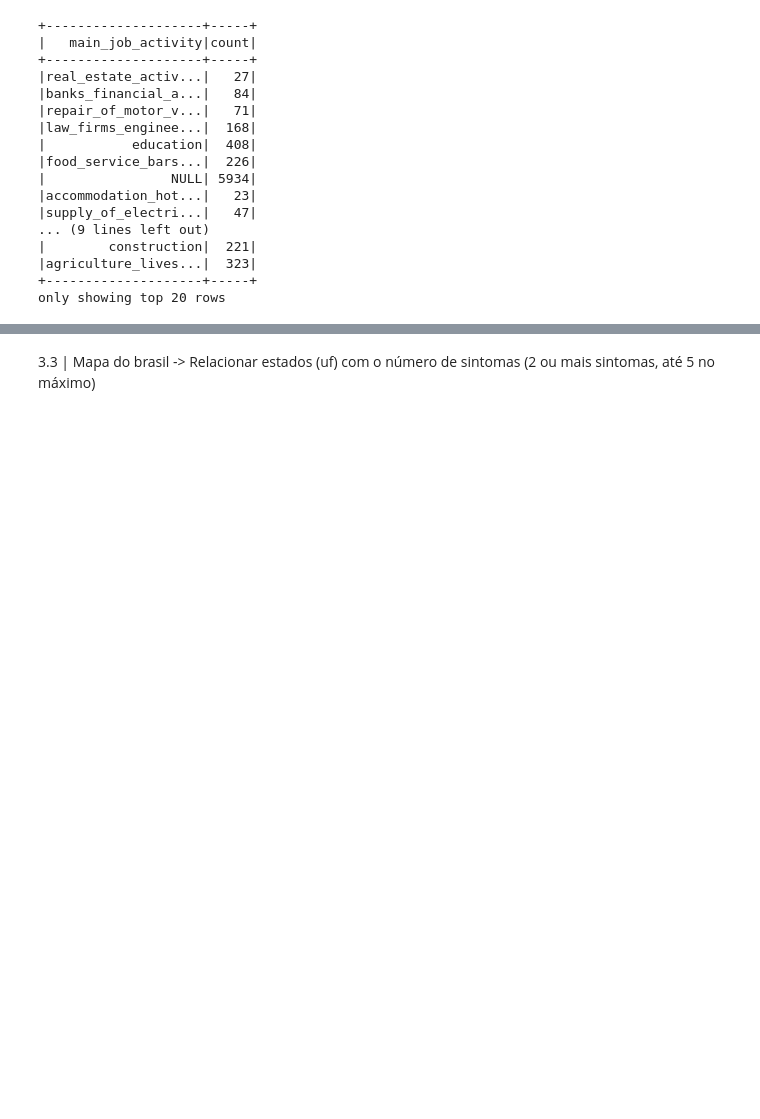
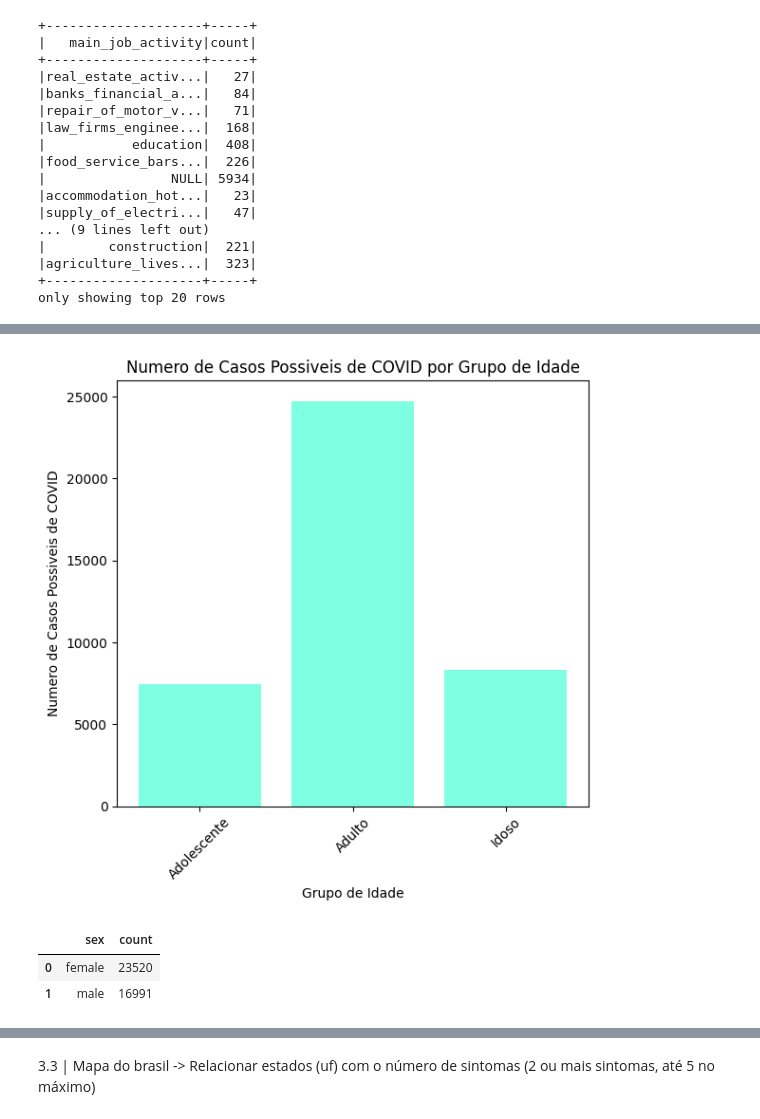
Before and after one commit to Rabramo/PosTech-DataAnalytics_TechChallenge_3, a Jupyter notebook: PNAD_Covid19_V3.ipynb, the cells around one changed output, grey strips where cells are left out. Saved outputs shown, nothing was run; the diff lists cells and outputs as text; code cells hidden in the pictures; blank space fills up the shorter version.

```diff
--- a/PNAD_Covid19_V3.ipynb
+++ b/PNAD_Covid19_V3.ipynb
@@ -532,6 +534,8 @@ probably_covid.show()
 |        RO|2020|    9|         urban| 63|female|                yes|                 no|                       no|                             no|                   yes|                      no|      ...
 +----------+----+-----+--------------+---+------+-------------------+-------------------+-------------------------+-------------------------------+----------------------+------------------------+----- ...
 only showing top 20 rows
+# %%
+covid_per_age = probably_covid.groupby('covid_per_age').count()
 # %%
 probably_covid.printSchema()
 # %% [output]
@@ -734,0 +820,14 @@ only showing top 20 rows
+# %%
+covid_per_age_pd = covid_per_age.toPandas()
+# %%
+plt.figure(figsize=(6, 6))
+age_labels = ['Adolescente', 'Adulto', 'Idoso']
+plt.bar(age_labels, covid_per_age_pd['count'], color='#7FFFE1')
+plt.xlabel('Grupo de Idade')
+plt.ylabel('Numero de Casos Possiveis de COVID')
+plt.title('Numero de Casos Possiveis de COVID por Grupo de Idade', )
+plt.xticks(rotation=45)
+plt.tight_layout()
+plt.show()
+# %% [output]
+[figure, added]
@@ -734,0 +836,6 @@ only showing top 20 rows
+# %%
+covid_per_sex_pd.head()
+# %% [output]
+|  | sex | count |
+| 0 | female | 23520 |
+| 1 | male | 16991 |
```
Also changed, not shown: parts of 40 cells of this notebook.
